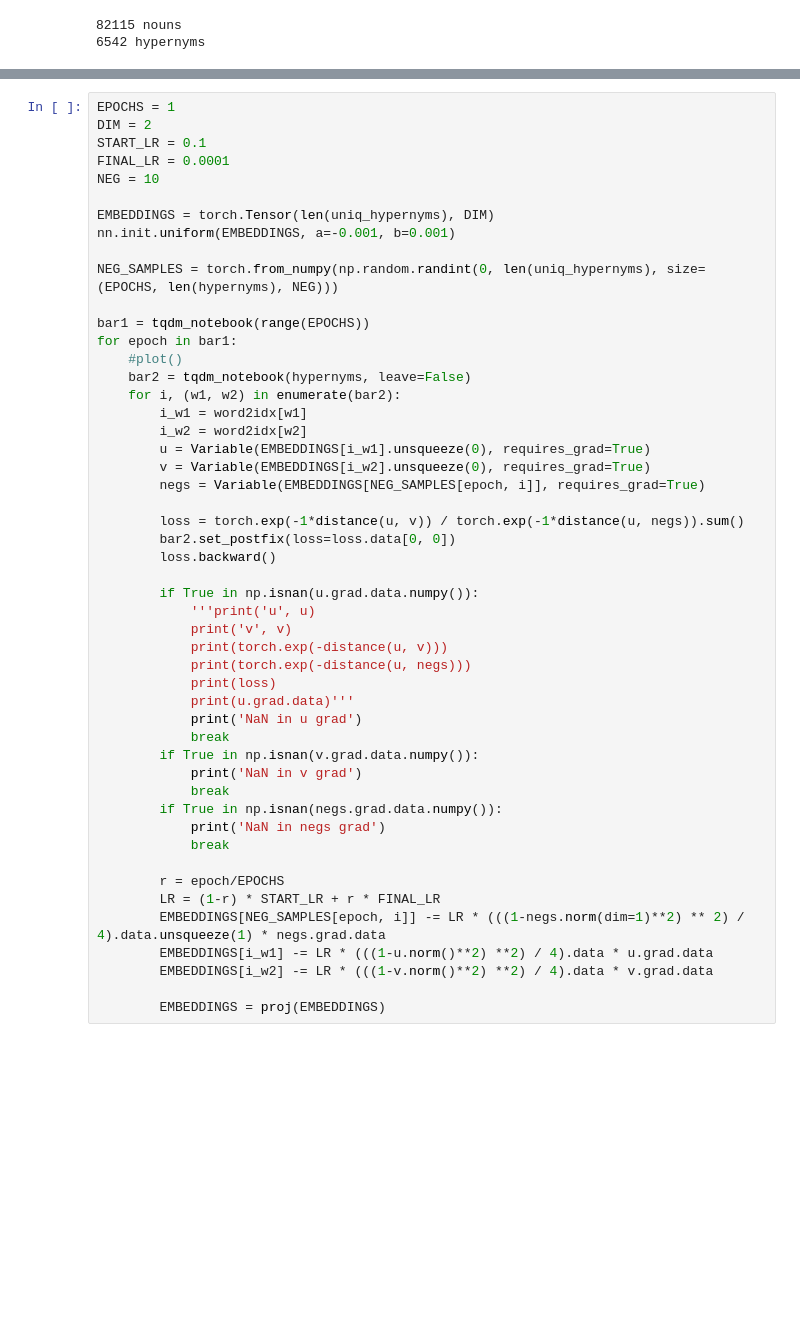
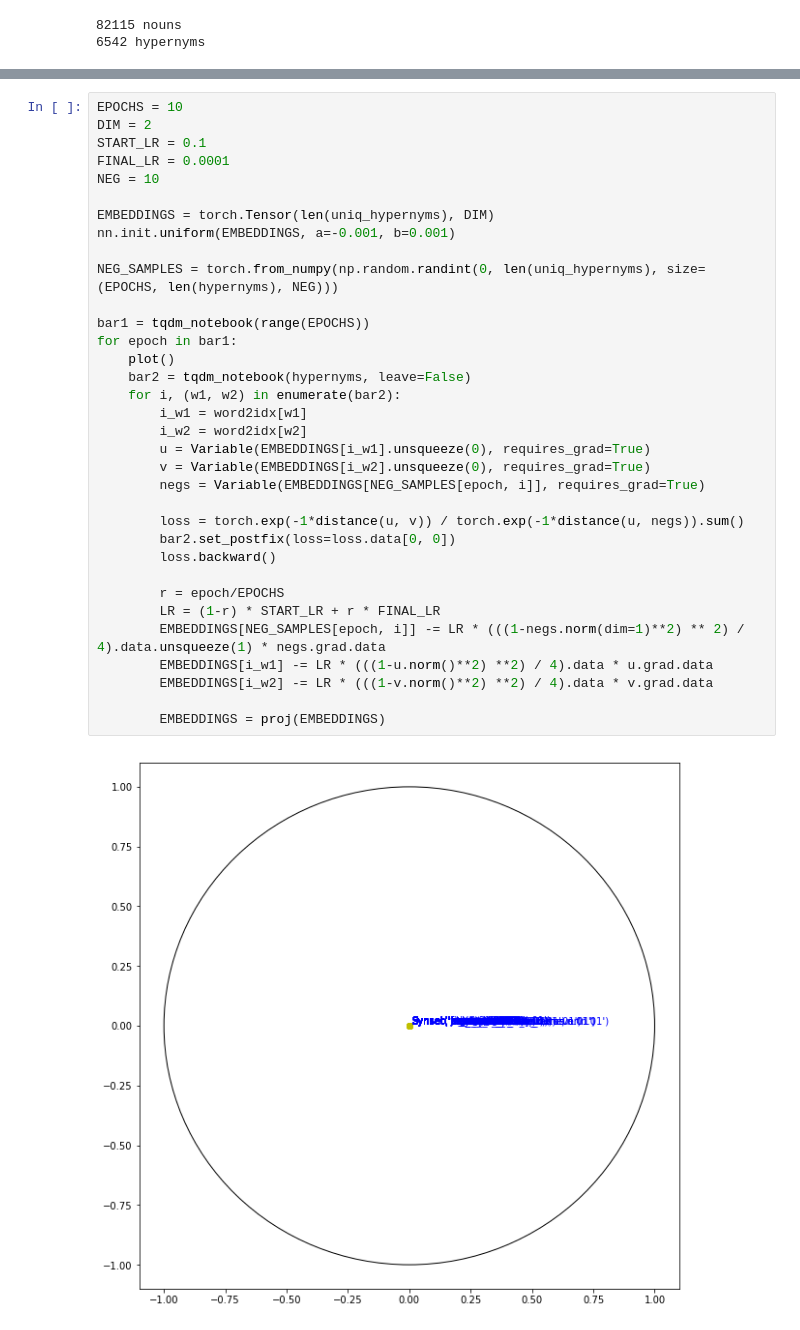
Before and after one commit to Timonzimm/poincare-embedding, a Jupyter notebook: demo.ipynb, the cells around one changed output, grey strips where cells are left out. Cells and saved outputs as stored; diff of their text form; blank space fills up the shorter version.

```diff
--- a/demo.ipynb
+++ b/demo.ipynb
@@ -76,50 +97,36 @@ def distance(u, v):
 # %%
-EPOCHS = 1
+EPOCHS = 10
 DIM = 2
 START_LR = 0.1
 FINAL_LR = 0.0001
 NEG = 10
 
 EMBEDDINGS = torch.Tensor(len(uniq_hypernyms), DIM)
 nn.init.uniform(EMBEDDINGS, a=-0.001, b=0.001)
 
 NEG_SAMPLES = torch.from_numpy(np.random.randint(0, len(uniq_hypernyms), size=(EPOCHS, len(hypernyms), NEG)))
 
 bar1 = tqdm_notebook(range(EPOCHS))
 for epoch in bar1:
-    #plot()
+    plot()
     bar2 = tqdm_notebook(hypernyms, leave=False)
     for i, (w1, w2) in enumerate(bar2):
         i_w1 = word2idx[w1]
         i_w2 = word2idx[w2]
         u = Variable(EMBEDDINGS[i_w1].unsqueeze(0), requires_grad=True)
         v = Variable(EMBEDDINGS[i_w2].unsqueeze(0), requires_grad=True)
         negs = Variable(EMBEDDINGS[NEG_SAMPLES[epoch, i]], requires_grad=True)
 
         loss = torch.exp(-1*distance(u, v)) / torch.exp(-1*distance(u, negs)).sum()
         bar2.set_postfix(loss=loss.data[0, 0])
         loss.backward()
 
-        if True in np.isnan(u.grad.data.numpy()):
-            '''print('u', u)
-            print('v', v)
-            print(torch.exp(-distance(u, v)))
-            print(torch.exp(-distance(u, negs)))
-            print(loss)
-            print(u.grad.data)'''
-            print('NaN in u grad')
-            break
-        if True in np.isnan(v.grad.data.numpy()):
-            print('NaN in v grad')
-            break
-        if True in np.isnan(negs.grad.data.numpy()):
-            print('NaN in negs grad')
-            break
-
         r = epoch/EPOCHS
         LR = (1-r) * START_LR + r * FINAL_LR
         EMBEDDINGS[NEG_SAMPLES[epoch, i]] -= LR * (((1-negs.norm(dim=1)**2) ** 2) / 4).data.unsqueeze(1) * negs.grad.data
         EMBEDDINGS[i_w1] -= LR * (((1-u.norm()**2) **2) / 4).data * u.grad.data
         EMBEDDINGS[i_w2] -= LR * (((1-v.norm()**2) **2) / 4).data * v.grad.data
 
         EMBEDDINGS = proj(EMBEDDINGS)
+# %% [output]
+[figure, added]
```
Also changed, not shown: parts of 3 cells of this notebook.
